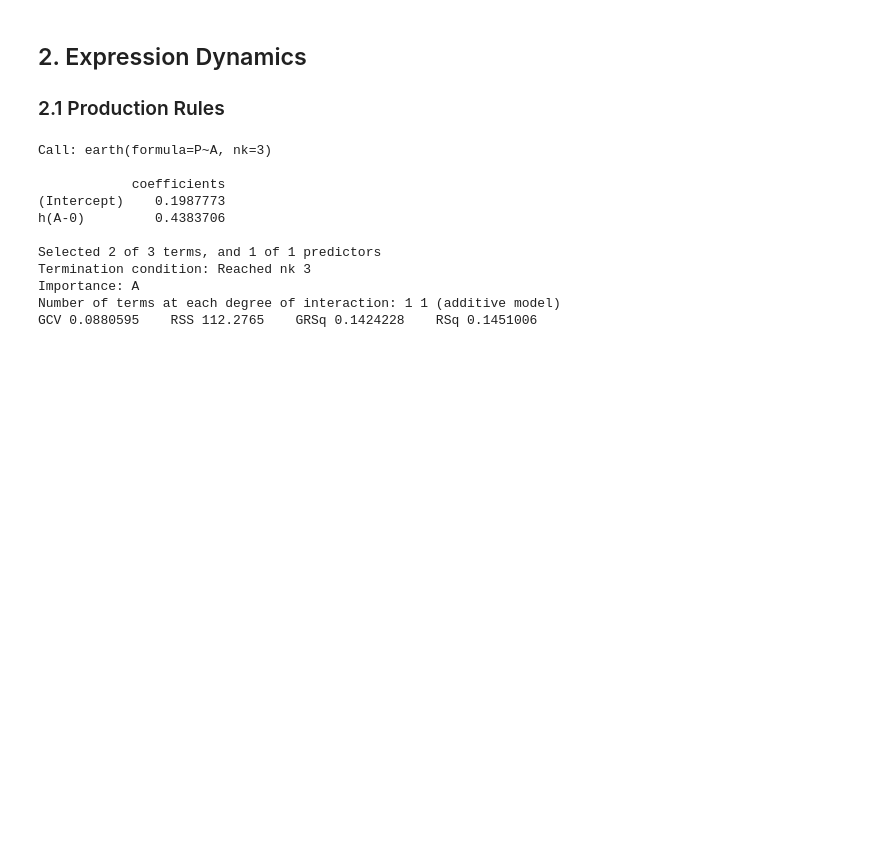
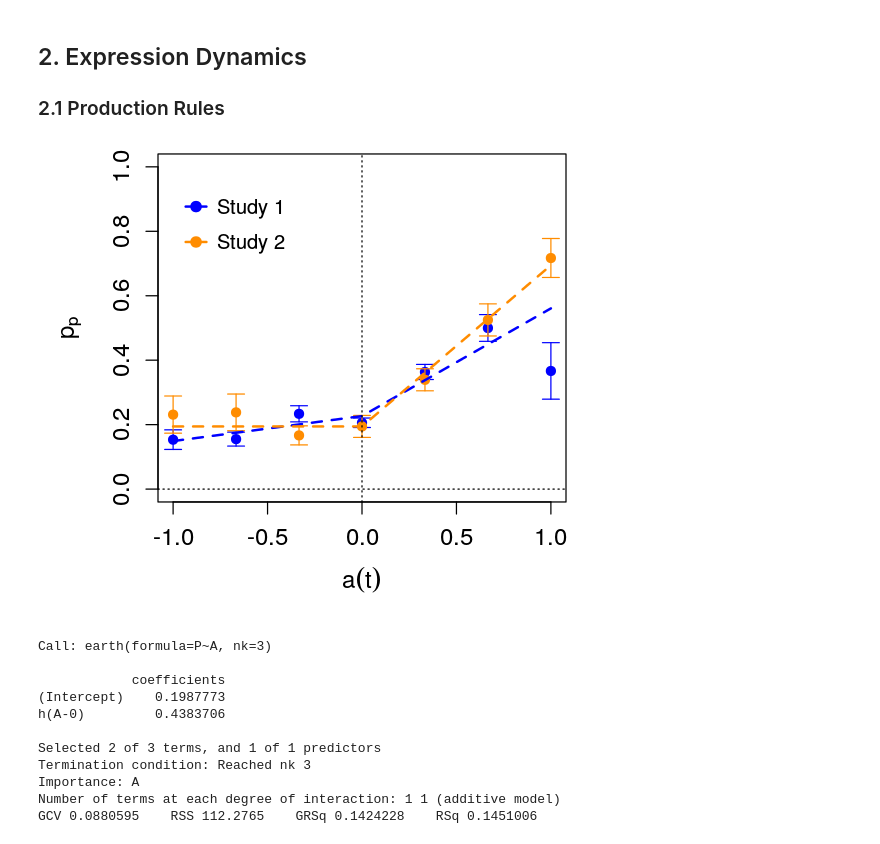
Before and after one commit to dgarcia-eu/EmotionDynamics_RSOS, a Jupyter notebook: EmotionDynamics_RSOS.ipynb, the cells around one changed output. Drawn from its saved outputs; the diff is of its cells as text; code cells hidden in the pictures; blank space fills up the shorter version.

```diff
--- a/EmotionDynamics_RSOS.ipynb
+++ b/EmotionDynamics_RSOS.ipynb
@@ -397,7 +401,6 @@ legend(x= -0.75, y = 16, c(expression(widehat(gamma[a])), expression(widehat(d))
 ### 2.1 Production Rules
 # %%
 options(repr.plot.width=4.5, repr.plot.height=4)
-options(jupyter.plot_mimetypes = 'image/svg+xml')
 
 s1 <- read.table("Datasets/Study1_reports.txt", header=TRUE)
 s2 <- read.table("Datasets/Study2_reports.dat", header=TRUE)
@@ -420,33 +423,35 @@ plotCI(ras, mnpart, sdpart, sdpart, col="blue", gap=0, pch=19, xlab=expression(a
 plotCI(ras, mnpart2, sdpart2, sdpart2, col="darkorange", gap=0, pch=19, add=TRUE)
 suppressMessages(library(earth))
 
 A <- (s1$PostA-shift)/scale
 P <- s1$Part
 mars1 <- earth(P~A, nk=3)
 
 Ar <- rank(A)
 Pr <- rank(P)
 mars1r <- earth(Pr~Ar, nk=3)
 
 pall <- P
 aall <- A
 A <- (s2$PostA-shift)/scale
 P <- s2$Part
 pall <- c(pall, P)
 aall <- c(aall, P)
 mars2 <- earth(P~A, nk=3)
 Ar <- rank(A)
 Pr <- rank(P)
 
 as <- seq(-1,1,by=0.01)
 p1 <- predict(mars1, data.frame(A=as))
 p2 <- predict(mars2, data.frame(A=as))
 
 lines(as, p1, lty=2, lwd=2, col="blue")
 lines(as, p2, lty=2, lwd=2, col="darkorange")
 legend(-0.95,0.95, c("Study 1", "Study 2"), col=c("blue", "darkorange"), pch=19, lwd=2, box.lwd=-1, y.intersp = 3)
 abline(lty=3, v=0)
 abline(lty=3, h=0)
+# %% [output]
+[figure, added]
 # %%
 A <- (s1$PostA-shift)/scale
 P <- s1$Part
```
Also changed, not shown: parts of 14 cells of this notebook.
